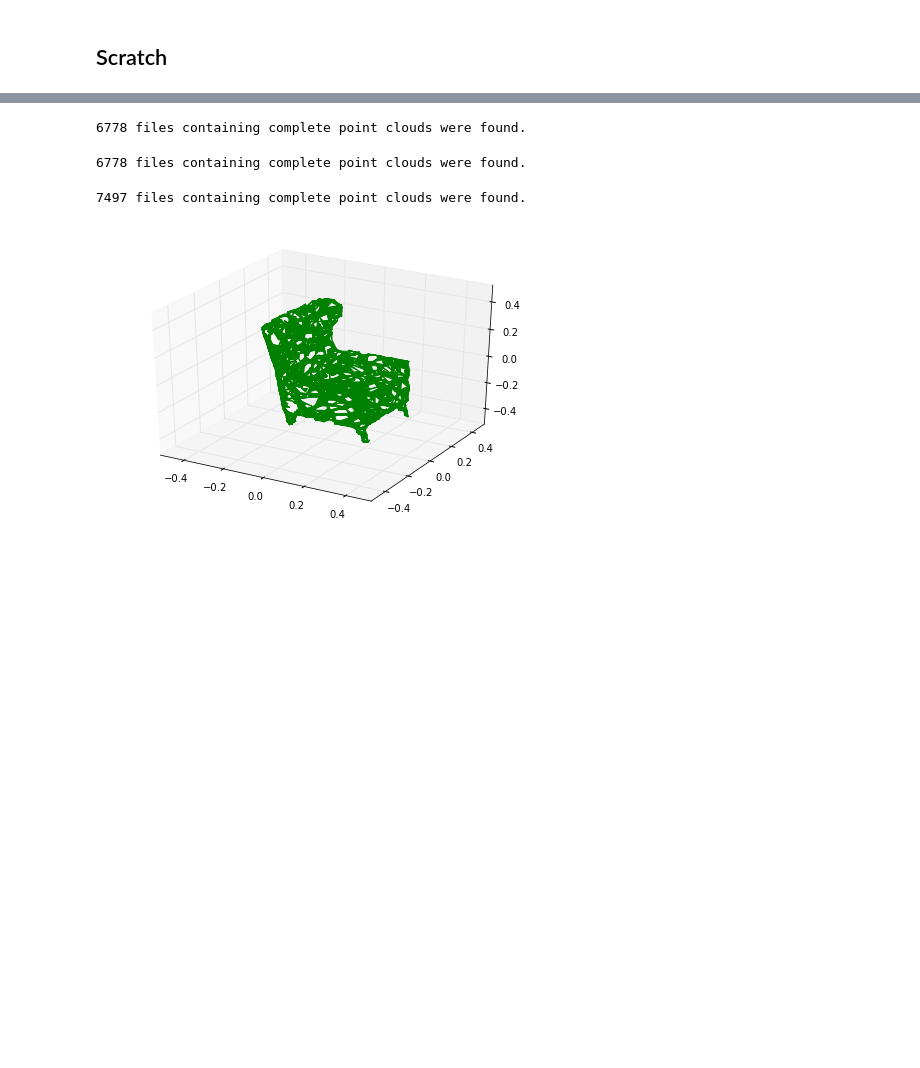
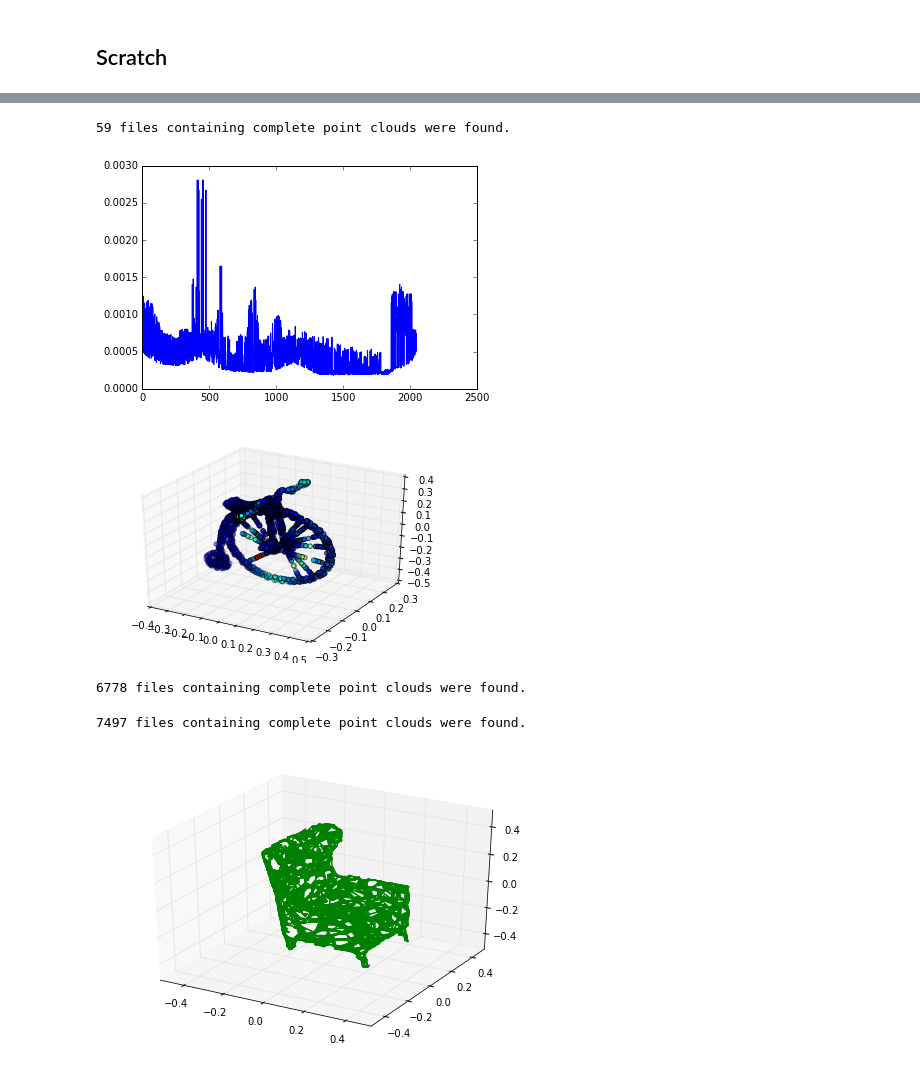
Before and after one commit to optas/tf_lab, a Jupyter notebook: notebooks/panos/scratch.ipynb, the cells around one changed output, grey strips where cells are left out. Drawn from its saved outputs; the diff is of its cells as text; code cells hidden in the pictures; blank space fills up the shorter version.

```diff
--- a/notebooks/panos/scratch.ipynb
+++ b/notebooks/panos/scratch.ipynb
@@ -41,9 +59,35 @@ tf.set_random_seed(seed)
 # %%
 top_data_dir = '/orions4-zfs/projects/lins2/Panos_Space/DATA/'
-syn_id = '03001627'
-full_pclouds_path = osp.join(top_data_dir, 'ShapeNetPointClouds/from_manifold_meshes/1024/' + syn_id)
+syn_id = '02834778'
+full_pclouds_path = osp.join(top_data_dir, 'ShapeNetPointClouds/from_manifold_meshes/2048/' + syn_id)
 full_file_names = pio.load_filenames_of_input_data(full_pclouds_path)
 full_pclouds, full_model_names, full_syn_ids = pio.load_crude_point_clouds(file_names=full_file_names, n_threads=20)
 print '%d files containing complete point clouds were found.' % (len(full_pclouds), )
 # %% [output]
-6778 files containing complete point clouds were found.
+59 files containing complete point clouds were found.
+# %%
+from sklearn.neighbors import NearestNeighbors
+
+points = full_pclouds[4]
+
+def density_weights(points, radius):
+    nn = NearestNeighbors().fit(points)
+    indices = nn.radius_neighbors(radius=radius, return_distance=False)
+    density = np.array([i.size for i in indices], dtype=np.float128)
+    return density
+
+def inverse_normalize_weights(weights):
+    w = weights
+    inv_w = 1.0 / w[w != 0]
+    w[w != 0] = inv_w
+    w /= np.sum(w)
+    return w.astype(np.float32)
+
+w = inverse_normalize_weights(density_weights(points, radius = 0.1))
+
+plt.plot(w)
+
+Point_Cloud(points=points).plot(c=w);
+# %% [output]
+[figure, added]
+[figure, added]
```
Also changed, not shown: parts of 10 cells of this notebook, 3 other files.
